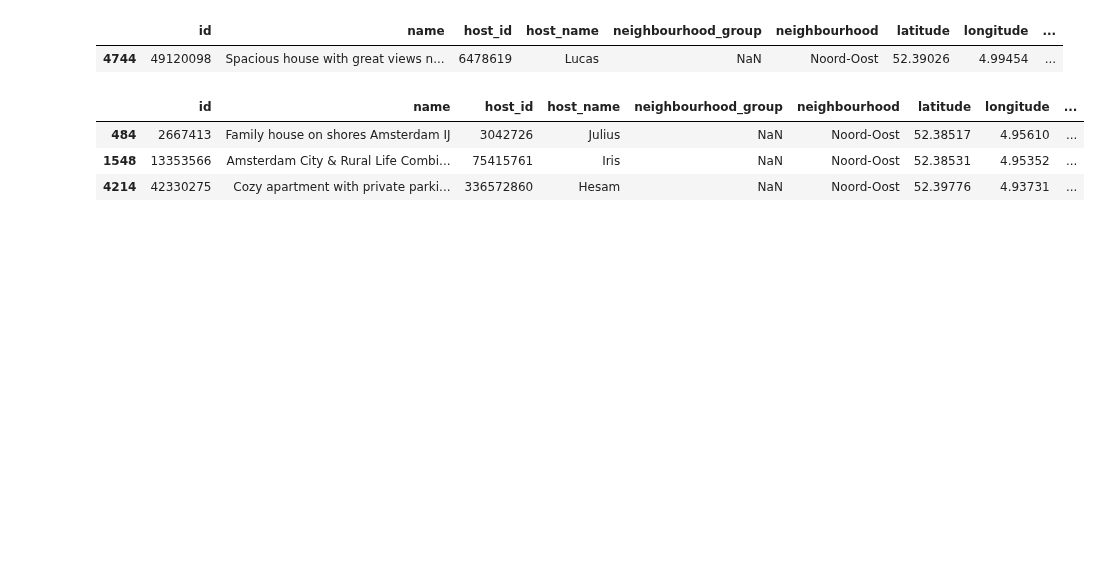
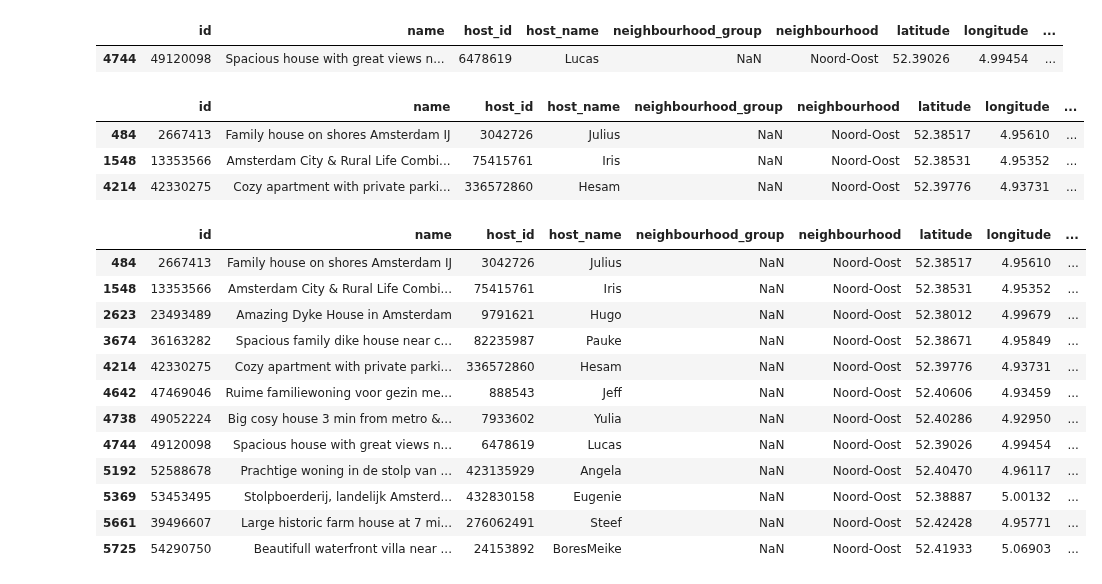
Before and after one commit to matiascabrejos/IA-Humai, a Jupyter notebook: repaso_1.ipynb, the cells around one changed output. Cells and saved outputs as stored; diff of their text form; code cells hidden in the pictures; blank space fills up the shorter version.

```diff
--- a/repaso_1.ipynb
+++ b/repaso_1.ipynb
@@ -144,3 +144,21 @@ df_filtwo
 | 484 | 2667413 | Family house on shores Amsterdam IJ | 3042726 | Julius | NaN | Noord-Oost | 52.38517 | 4.95610 | ... |
 | 1548 | 13353566 | Amsterdam City & Rural Life Combi... | 75415761 | Iris | NaN | Noord-Oost | 52.38531 | 4.95352 | ... |
 | 4214 | 42330275 | Cozy apartment with private parki... | 336572860 | Hesam | NaN | Noord-Oost | 52.39776 | 4.93731 | ... |
+# %%
+df_filthree = df.query('price > 220 & neighbourhood == "Noord-Oost" & minimum_nights	> 2')
+# %%
+df_filthree
+# %% [output]
+|  | id | name | host_id | host_name | neighbourhood_group | neighbourhood | latitude | longitude | ... |
+| 484 | 2667413 | Family house on shores Amsterdam IJ | 3042726 | Julius | NaN | Noord-Oost | 52.38517 | 4.95610 | ... |
+| 1548 | 13353566 | Amsterdam City & Rural Life Combi... | 75415761 | Iris | NaN | Noord-Oost | 52.38531 | 4.95352 | ... |
+| 2623 | 23493489 | Amazing Dyke House in Amsterdam | 9791621 | Hugo | NaN | Noord-Oost | 52.38012 | 4.99679 | ... |
+| 3674 | 36163282 | Spacious family dike house near c... | 82235987 | Pauke | NaN | Noord-Oost | 52.38671 | 4.95849 | ... |
+| 4214 | 42330275 | Cozy apartment with private parki... | 336572860 | Hesam | NaN | Noord-Oost | 52.39776 | 4.93731 | ... |
+| 4642 | 47469046 | Ruime familiewoning voor gezin me... | 888543 | Jeff | NaN | Noord-Oost | 52.40606 | 4.93459 | ... |
+| 4738 | 49052224 | Big cosy house 3 min from metro &... | 7933602 | Yulia | NaN | Noord-Oost | 52.40286 | 4.92950 | ... |
+| 4744 | 49120098 | Spacious house with great views n... | 6478619 | Lucas | NaN | Noord-Oost | 52.39026 | 4.99454 | ... |
+| 5192 | 52588678 | Prachtige woning in de stolp van ... | 423135929 | Angela | NaN | Noord-Oost | 52.40470 | 4.96117 | ... |
+| 5369 | 53453495 | Stolpboerderij, landelijk Amsterd... | 432830158 | Eugenie | NaN | Noord-Oost | 52.38887 | 5.00132 | ... |
+| 5661 | 39496607 | Large historic farm house at 7 mi... | 276062491 | Steef | NaN | Noord-Oost | 52.42428 | 4.95771 | ... |
+| 5725 | 54290750 | Beautifull waterfront villa near ... | 24153892 | BoresMeike | NaN | Noord-Oost | 52.41933 | 5.06903 | ... |
```
